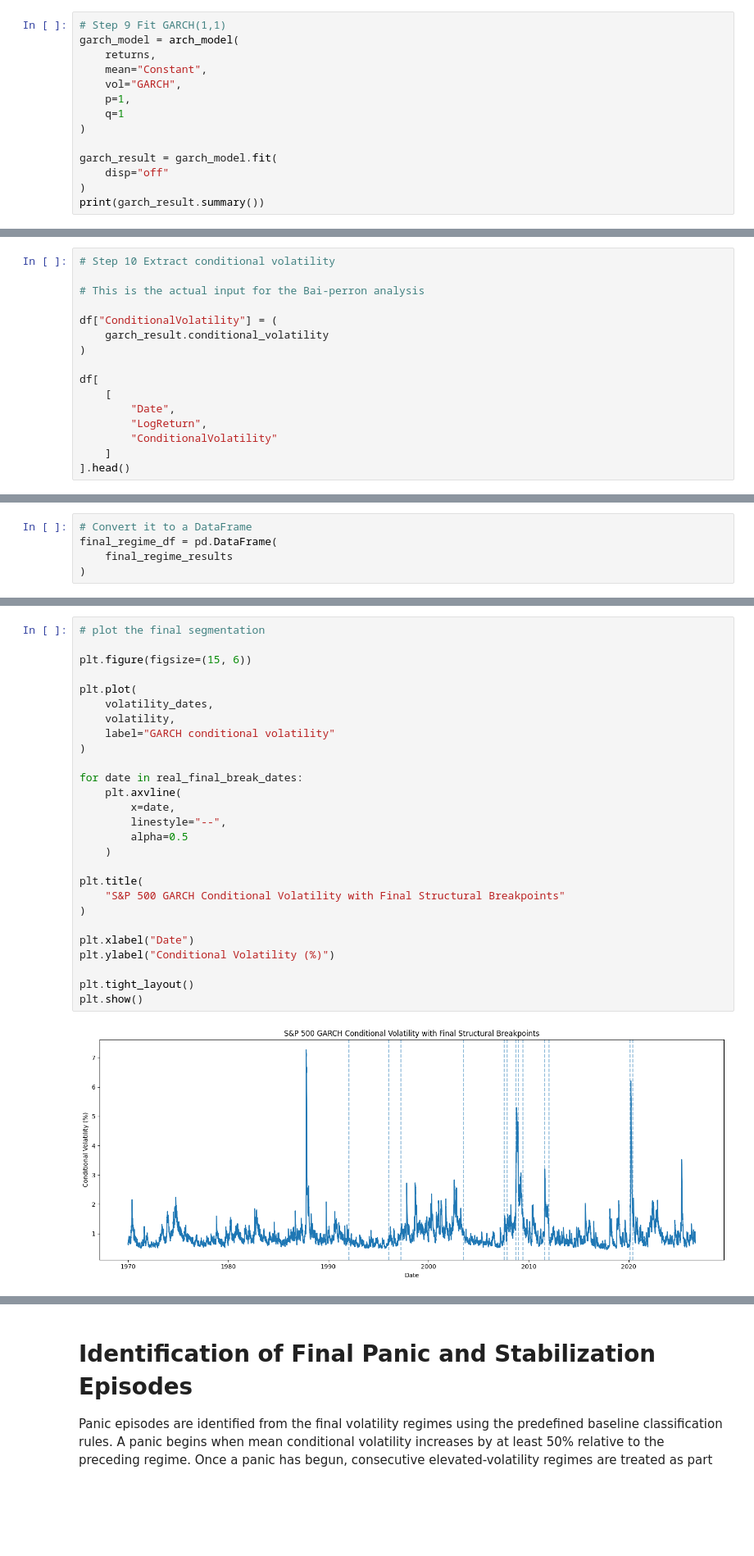
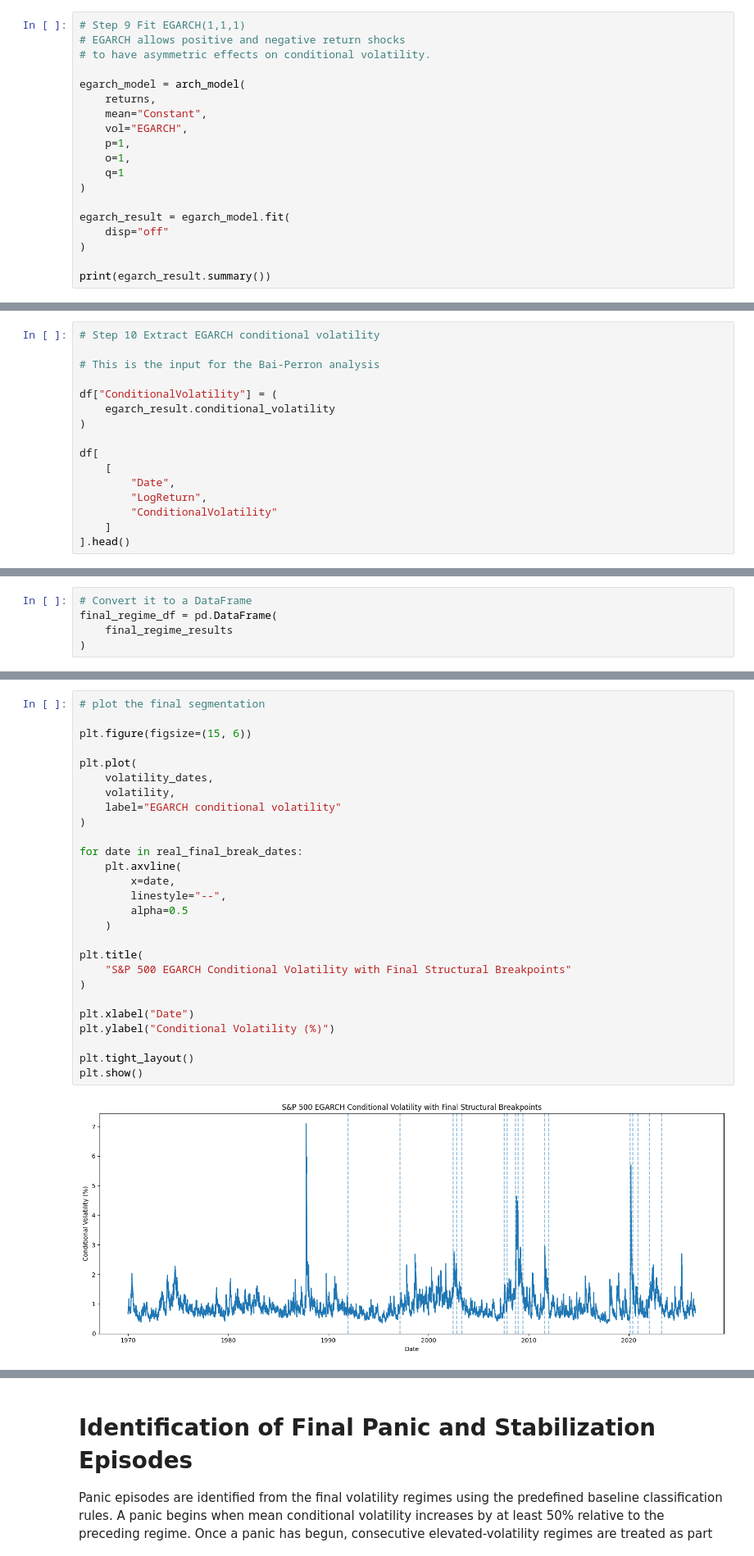
Before and after one commit to fleurclochette/Scientific-Project-SS26-Group-8, a Jupyter notebook: notebooks/03c_garch_breakpoints_extended_EGARCH.ipynb, the cells around one changed output, grey strips where cells are left out. Shown at 82% size. Saved outputs shown, nothing was run; the diff lists cells and outputs as text; blank space fills up the shorter version.

```diff
--- a/notebooks/03c_garch_breakpoints_extended_EGARCH.ipynb
+++ b/notebooks/03c_garch_breakpoints_extended_EGARCH.ipynb
@@ -178,17 +178,22 @@ Downloading arch-8.0.0-cp313-cp313-manylinux2014_x86_64.manylinux_2_17_x86_64.ma
 Installing collected packages: arch
 Successfully installed arch-8.0.0
 # %%
-# Step 9 Fit GARCH(1,1)
-garch_model = arch_model(
+# Step 9 Fit EGARCH(1,1,1)
+# EGARCH allows positive and negative return shocks
+# to have asymmetric effects on conditional volatility.
+
+egarch_model = arch_model(
     returns,
     mean="Constant",
-    vol="GARCH",
+    vol="EGARCH",
     p=1,
+    o=1,
     q=1
 )
 
-garch_result = garch_model.fit(
+egarch_result = egarch_model.fit(
     disp="off"
 )
-print(garch_result.summary())
+
+print(egarch_result.summary())
 # %% [output]
@@ -224,12 +229,12 @@ $$
 \sigma_t^2 = \omega + \alpha \epsilon_{t-1}^2 + \beta \sigma_{t-1}^2
 $$
 # %%
-# Step 10 Extract conditional volatility
+# Step 10 Extract EGARCH conditional volatility
 
-# This is the actual input for the Bai-perron analysis
+# This is the input for the Bai-Perron analysis
 
 df["ConditionalVolatility"] = (
-    garch_result.conditional_volatility
+    egarch_result.conditional_volatility
 )
 
 df[
@@ -681,32 +697,32 @@ Regime validation passed.
 # %%
 # plot the final segmentation
 
 plt.figure(figsize=(15, 6))
 
 plt.plot(
     volatility_dates,
     volatility,
-    label="GARCH conditional volatility"
+    label="EGARCH conditional volatility"
 )
 
 for date in real_final_break_dates:
     plt.axvline(
         x=date,
         linestyle="--",
         alpha=0.5
     )
 
 plt.title(
-    "S&P 500 GARCH Conditional Volatility with Final Structural Breakpoints"
+    "S&P 500 EGARCH Conditional Volatility with Final Structural Breakpoints"
 )
 
 plt.xlabel("Date")
 plt.ylabel("Conditional Volatility (%)")
 
 plt.tight_layout()
 plt.show()
 # %% [output]
-[figure, old version]
+[figure, new version]
 # %%
 # Save final volatility regimes for the extended sample
 
```
Also changed, not shown: parts of 53 cells of this notebook.
